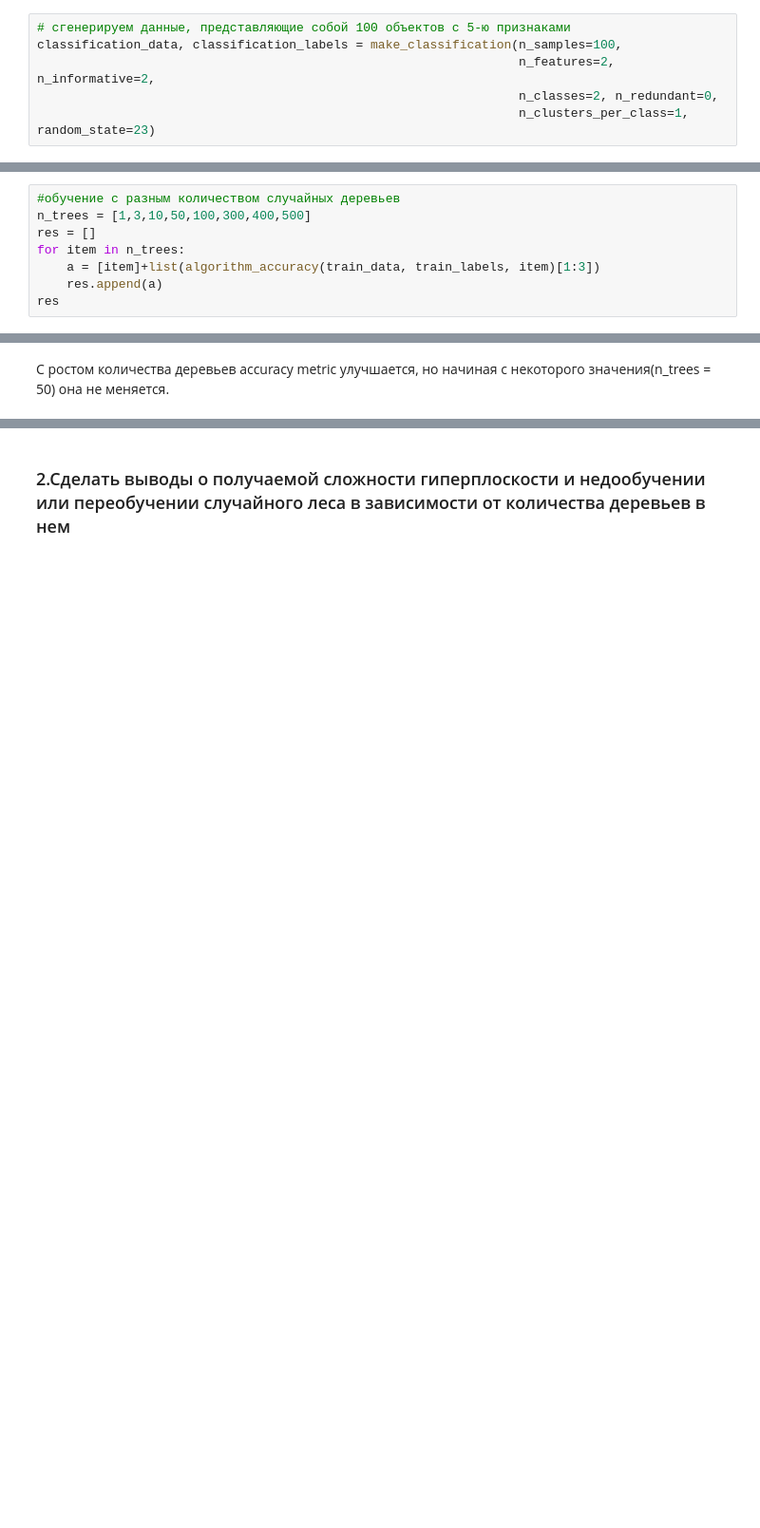
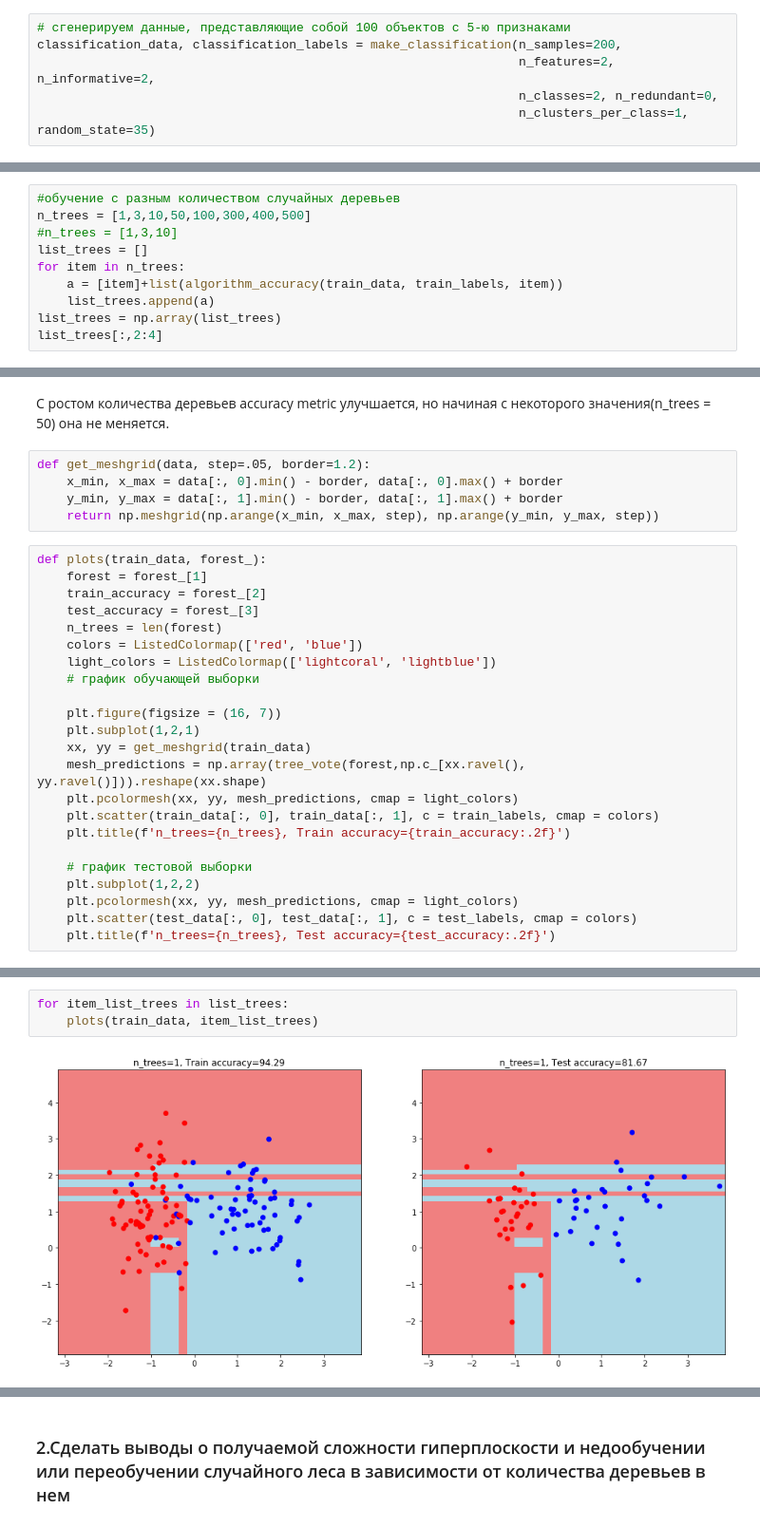
Before and after one commit to denicCH/Data-analysis-algorithms, a Jupyter notebook: Lesson_5 — ДЗ.ipynb, the cells around one changed output, grey strips where cells are left out. Shown: that part at 95% size. Saved outputs shown, nothing was run; the diff lists cells and outputs as text; blank space fills up the shorter version.

```diff
--- a/Lesson_5 — ДЗ.ipynb
+++ b/Lesson_5 — ДЗ.ipynb
@@ -257,10 +257,10 @@ def accuracy_metric(actual, predicted):
 ### <div id=1> 1. Сформировать с помощью sklearn.make_classification датасет из 100 объектов с двумя признаками, обучить случайный лес из 1, 3, 10 и 50 деревьев и визуализировать их разделяющие гиперплоскости на графиках</div>
 # %%
 # сгенерируем данные, представляющие собой 100 объектов с 5-ю признаками
-classification_data, classification_labels = make_classification(n_samples=100,
+classification_data, classification_labels = make_classification(n_samples=200,
                                                                  n_features=2, n_informative=2,
                                                                  n_classes=2, n_redundant=0,
-                                                                 n_clusters_per_class=1, random_state=23)
+                                                                 n_clusters_per_class=1, random_state=35)
 # %%
 # Разобьем выборку на обучающую и тестовую
 
@@ -292,9 +292,11 @@ def algorithm_accuracy(train_data, train_labels, n_trees):
 # %%
 #обучение с разным количеством случайных деревьев
 n_trees = [1,3,10,50,100,300,400,500]
-res = []
+#n_trees = [1,3,10]
+list_trees = []
 for item in n_trees:
-    a = [item]+list(algorithm_accuracy(train_data, train_labels, item)[1:3])
-    res.append(a)
-res
+    a = [item]+list(algorithm_accuracy(train_data, train_labels, item))
+    list_trees.append(a)
+list_trees = np.array(list_trees)
+list_trees[:,2:4]
 # %% [output]
@@ -326,2 +328,30 @@ time algorithm_accuracy: 3371.421 ms
 # %% [markdown]
 С ростом количества деревьев accuracy metric улучшается, но начиная с некоторого значения(n_trees = 50) она не меняется.
+# %%
+def get_meshgrid(data, step=.05, border=1.2):
+    x_min, x_max = data[:, 0].min() - border, data[:, 0].max() + border
+    y_min, y_max = data[:, 1].min() - border, data[:, 1].max() + border
+    return np.meshgrid(np.arange(x_min, x_max, step), np.arange(y_min, y_max, step))
+# %%
+def plots(train_data, forest_):
+    forest = forest_[1]
+    train_accuracy = forest_[2]
+    test_accuracy = forest_[3]
+    n_trees = len(forest)
+    colors = ListedColormap(['red', 'blue'])
+    light_colors = ListedColormap(['lightcoral', 'lightblue'])
+    # график обучающей выборки
+
+    plt.figure(figsize = (16, 7))
+    plt.subplot(1,2,1)
+    xx, yy = get_meshgrid(train_data)
+    mesh_predictions = np.array(tree_vote(forest,np.c_[xx.ravel(), yy.ravel()])).reshape(xx.shape)
+    plt.pcolormesh(xx, yy, mesh_predictions, cmap = light_colors)
+    plt.scatter(train_data[:, 0], train_data[:, 1], c = train_labels, cmap = colors)
+    plt.title(f'n_trees={n_trees}, Train accuracy={train_accuracy:.2f}')
+
+    # график тестовой выборки
+    plt.subplot(1,2,2)
+    plt.pcolormesh(xx, yy, mesh_predictions, cmap = light_colors)
+    plt.scatter(test_data[:, 0], test_data[:, 1], c = test_labels, cmap = colors)
+    plt.title(f'n_trees={n_trees}, Test accuracy={test_accuracy:.2f}')
@@ -327,0 +360,5 @@ time algorithm_accuracy: 3371.421 ms
+# %%
+for item_list_trees in list_trees:
+    plots(train_data, item_list_trees)
+# %% [output]
+[figure, added]
```
Also changed, not shown: parts of 4 cells of this notebook.
